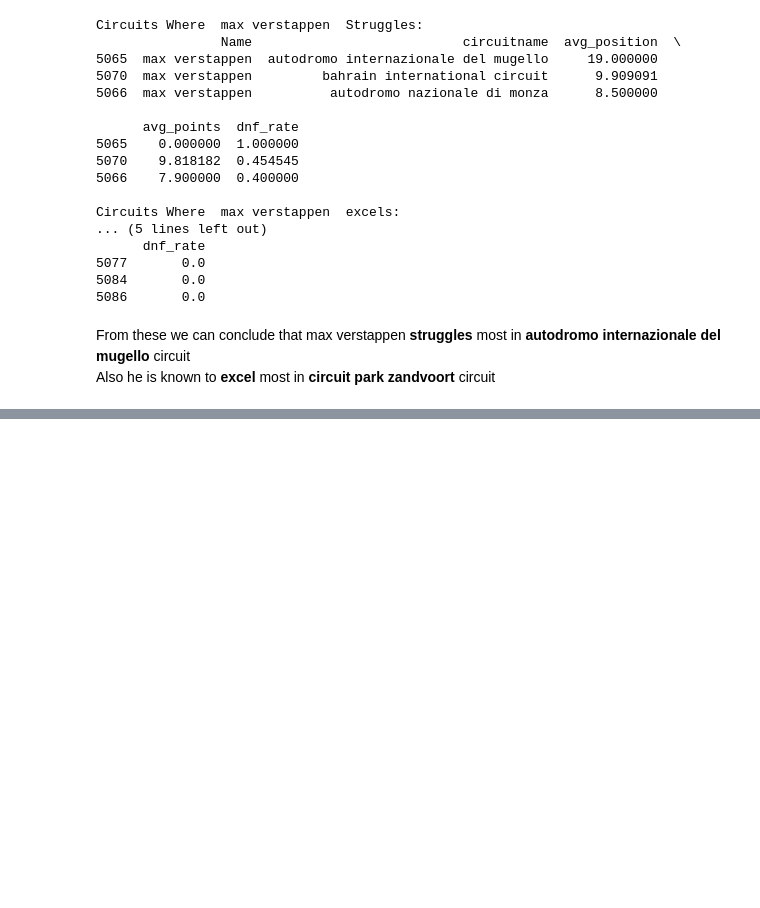
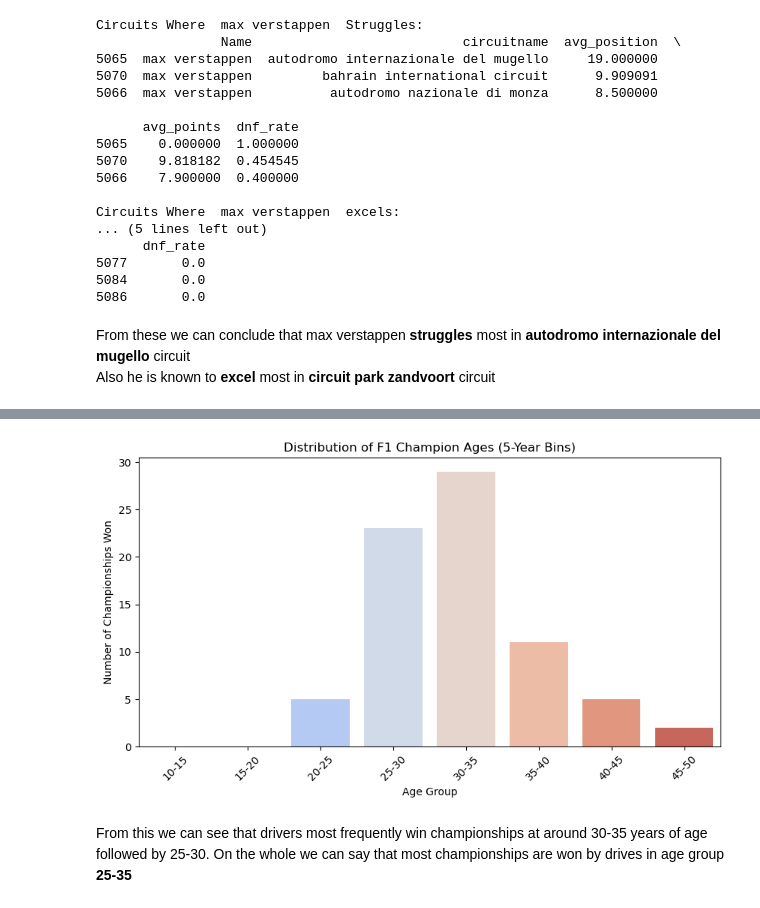
Before and after one commit to LalithKishore-S/DPL_2025, a Jupyter notebook: Analysis_questions13-15.ipynb, the cells around one changed output, grey strips where cells are left out. Cells and saved outputs as stored; diff of their text form; code cells hidden in the pictures; blank space fills up the shorter version.

```diff
--- a/Analysis_questions13-15.ipynb
+++ b/Analysis_questions13-15.ipynb
@@ -88,0 +90,20 @@ Also he is known to <b>excel</b> most  in <b> circuit park zandvoort </b> circui
+# %%
+import pandas as pd
+
+results = pd.read_csv("final_dataset/results.csv")
+races = pd.read_csv("final_dataset/races.csv")
+drivers = pd.read_csv("final_dataset/drivers.csv")
+
+results = results.merge(races[['raceId','year']],on=['raceId'],how='left')
+season_champions = results.groupby(['year', 'driverId']).agg(total_points=('points', 'sum') ).reset_index()
+season_champions = season_champions.sort_values(by=['year', 'total_points'], ascending=[True, False])
+season_champions = season_champions.drop_duplicates(subset=['year'], keep='first')
+season_champions = season_champions.merge(drivers[['driverId', 'dob', 'forename', 'surname']], on='driverId', how='left')
+season_champions['forename'] = season_champions['forename'].astype('str')
+season_champions['surname'] = season_champions['surname'].astype('str')
+season_champions['Name']  = season_champions['forename']+" "+season_champions['surname']
+season_champions.drop(columns=['forename','surname'],inplace=True)
+season_champions['dob'] = pd.to_datetime(season_champions['dob'])
+season_champions['age_at_win'] = season_champions['year'] - season_champions['dob'].dt.year
+
+season_champions
@@ -88,0 +126,5 @@ Also he is known to <b>excel</b> most  in <b> circuit park zandvoort </b> circui
+# %%
+bins = list(range(10,season_champions['age_at_win'].max()+5, 5))
+labels = [f"{i}-{i+5}" for i in bins[:-1]]
+season_champions['age_group'] = pd.cut(season_champions['age_at_win'], bins=bins, labels=labels, right=False)
+season_champions.head()
@@ -88,0 +138,14 @@ Also he is known to <b>excel</b> most  in <b> circuit park zandvoort </b> circui
+# %%
+age_distribution = season_champions['age_group'].value_counts().sort_index()
+plt.figure(figsize=(10, 5))
+sns.barplot(x=age_distribution.index, y=age_distribution.values, palette='coolwarm')
+plt.xlabel("Age Group")
+plt.ylabel("Number of Championships Won")
+plt.title("Distribution of F1 Champion Ages (5-Year Bins)")
+plt.xticks(rotation=45)
+plt.show()
+# %% [output]
+[figure, added]
+# %% [markdown]
+From this we can see that drivers most frequently win championships at around 30-35 years of age followed by 25-30.
+On the whole we can say that most championships are won by drives in age group <b>25-35</b>
```
Also changed, not shown: parts of 6 cells of this notebook.
